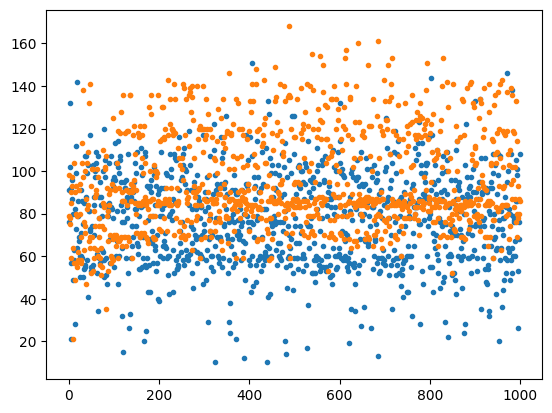
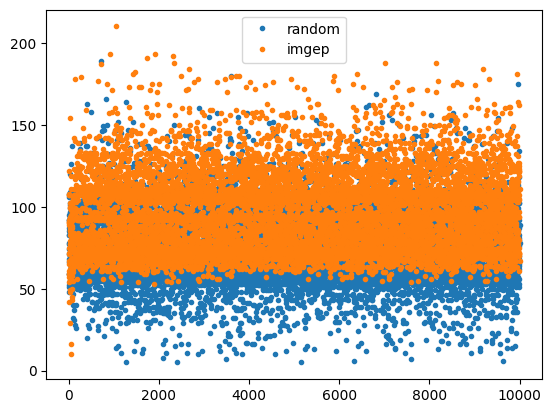
Unified diff of the notebook cell whose output changed from the first chart to the second:
--- before
+++ after
@@ -1,3 +1,4 @@
-
+plt.figure()
 plt.plot(range(N),history_rand.memory_observation['time_core0'],'.',label='random')
 plt.plot(range(N),history.memory_observation['time_core0'],'.',label='imgep')
+plt.legend()

Commit: update following simulator changes